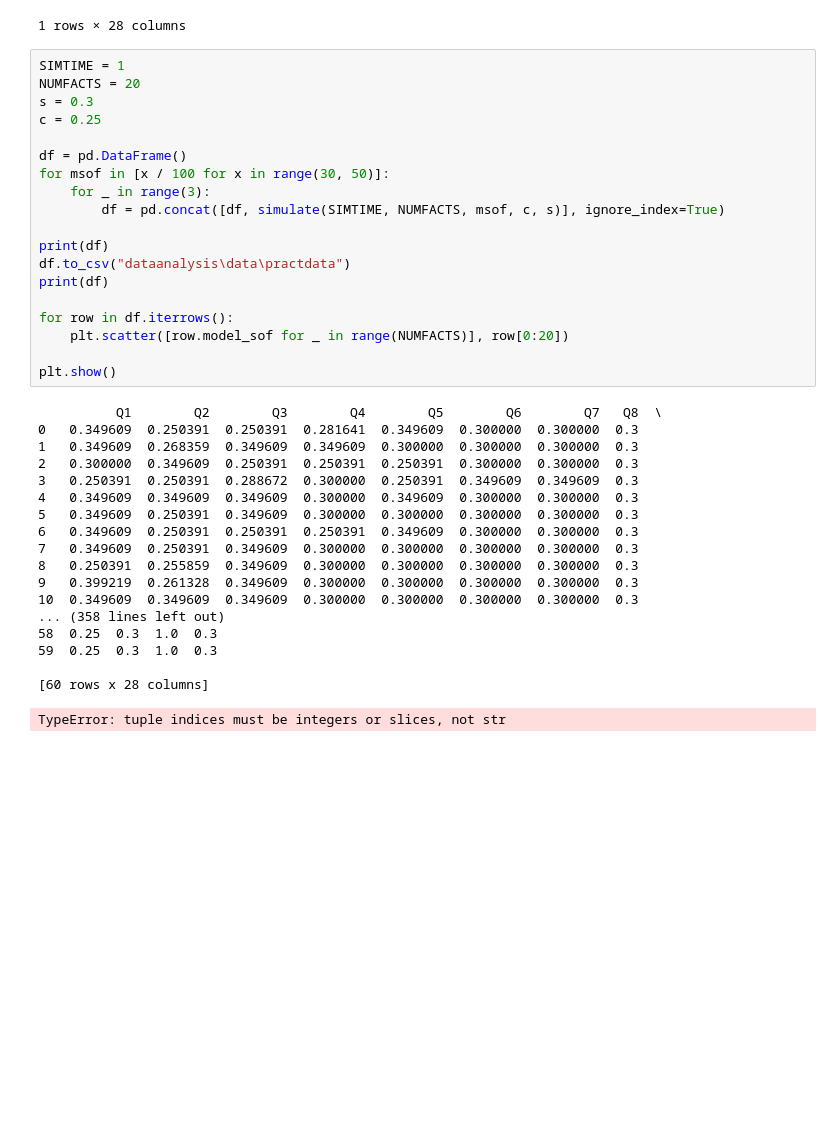
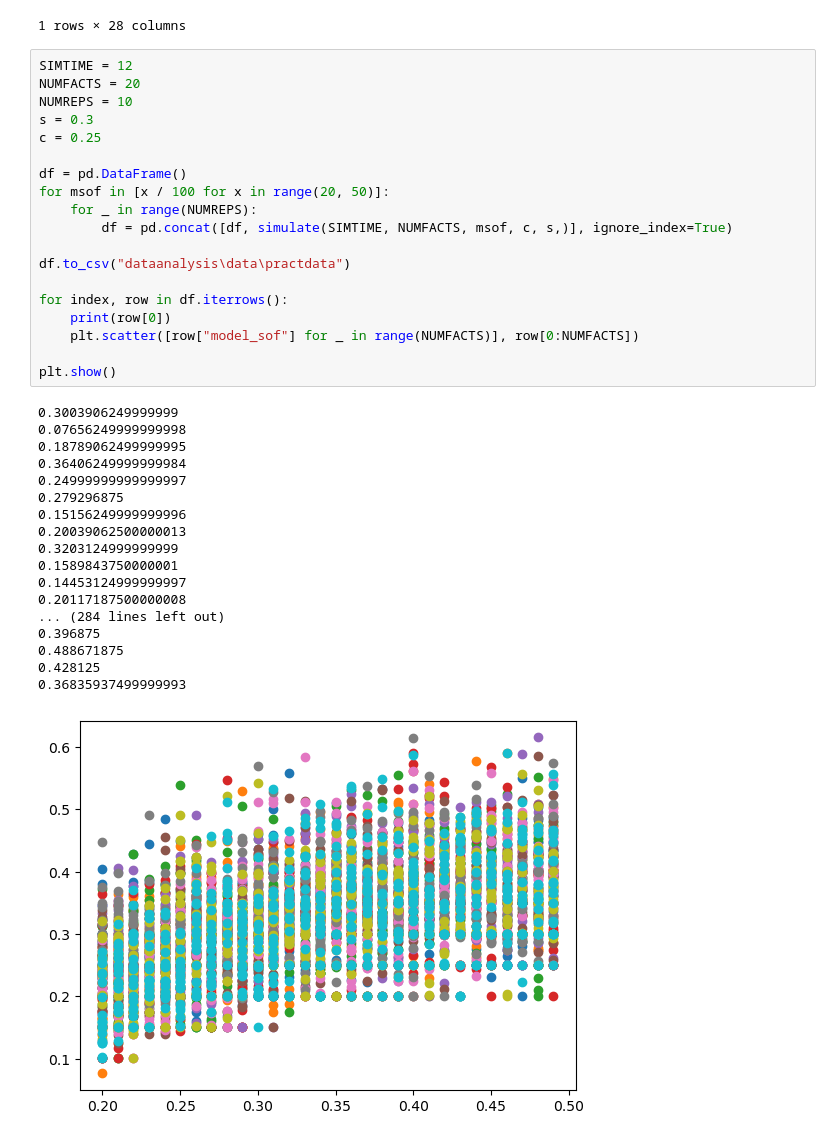
Before and after one commit to FrankieReyna/mlModel, a Jupyter notebook: sim/simscripts/newrecovery.ipynb, the cells around one changed output. Saved outputs shown, nothing was run; the diff lists cells and outputs as text; blank space fills up the shorter version.

```diff
--- a/sim/simscripts/newrecovery.ipynb
+++ b/sim/simscripts/newrecovery.ipynb
@@ -16,40 +16,40 @@ pd.concat([df, simulate(SIMTIME, NUMF, 0.3)], ignore_index=True)
 | 0 | 0.286328 | 0.387109 | 0.200781 | 0.3375 | 0.250391 | 0.3 | 0.340234 | 0.265234 | 0.329687 | 0.330469 | ... | ... |
 1 rows × 28 columns
 # %%
-SIMTIME = 1
+SIMTIME = 12
 NUMFACTS = 20
+NUMREPS = 10
 s = 0.3
 c = 0.25
 
 df = pd.DataFrame()
-for msof in [x / 100 for x in range(30, 50)]:
-    for _ in range(3):
-        df = pd.concat([df, simulate(SIMTIME, NUMFACTS, msof, c, s)], ignore_index=True)
+for msof in [x / 100 for x in range(20, 50)]:
+    for _ in range(NUMREPS):
+        df = pd.concat([df, simulate(SIMTIME, NUMFACTS, msof, c, s,)], ignore_index=True)
 
-print(df)
 df.to_csv("dataanalysis\data\practdata")
-print(df)
 
-for row in df.iterrows():
-    plt.scatter([row.model_sof for _ in range(NUMFACTS)], row[0:20])
+for index, row in df.iterrows():
+    print(row[0])
+    plt.scatter([row["model_sof"] for _ in range(NUMFACTS)], row[0:NUMFACTS])
 
 plt.show()
 # %% [output]
-          Q1        Q2        Q3        Q4        Q5        Q6        Q7   Q8  \
-0   0.349609  0.250391  0.250391  0.281641  0.349609  0.300000  0.300000  0.3
-1   0.349609  0.268359  0.349609  0.349609  0.300000  0.300000  0.300000  0.3
-2   0.300000  0.349609  0.250391  0.250391  0.250391  0.300000  0.300000  0.3
-3   0.250391  0.250391  0.288672  0.300000  0.250391  0.349609  0.349609  0.3
-4   0.349609  0.349609  0.349609  0.300000  0.349609  0.300000  0.300000  0.3
-5   0.349609  0.250391  0.349609  0.300000  0.300000  0.300000  0.300000  0.3
-6   0.349609  0.250391  0.250391  0.250391  0.349609  0.300000  0.300000  0.3
-7   0.349609  0.250391  0.349609  0.300000  0.300000  0.300000  0.300000  0.3
-8   0.250391  0.255859  0.349609  0.300000  0.300000  0.300000  0.300000  0.3
-9   0.399219  0.261328  0.349609  0.300000  0.300000  0.300000  0.300000  0.3
-10  0.349609  0.349609  0.349609  0.300000  0.300000  0.300000  0.300000  0.3
-... (358 lines left out)
-58  0.25  0.3  1.0  0.3
-59  0.25  0.3  1.0  0.3
-
-[60 rows x 28 columns]
+0.3003906249999999
+0.07656249999999998
+0.18789062499999995
+0.36406249999999984
+0.24999999999999997
+0.279296875
+0.15156249999999996
+0.20039062500000013
+0.3203124999999999
+0.1589843750000001
+0.14453124999999997
+0.20117187500000008
+... (284 lines left out)
+0.396875
+0.488671875
+0.428125
+0.36835937499999993
-TypeError: tuple indices must be integers or slices, not str
+[figure, added]
```
Also changed, not shown: parts of 1 cell of this notebook.
